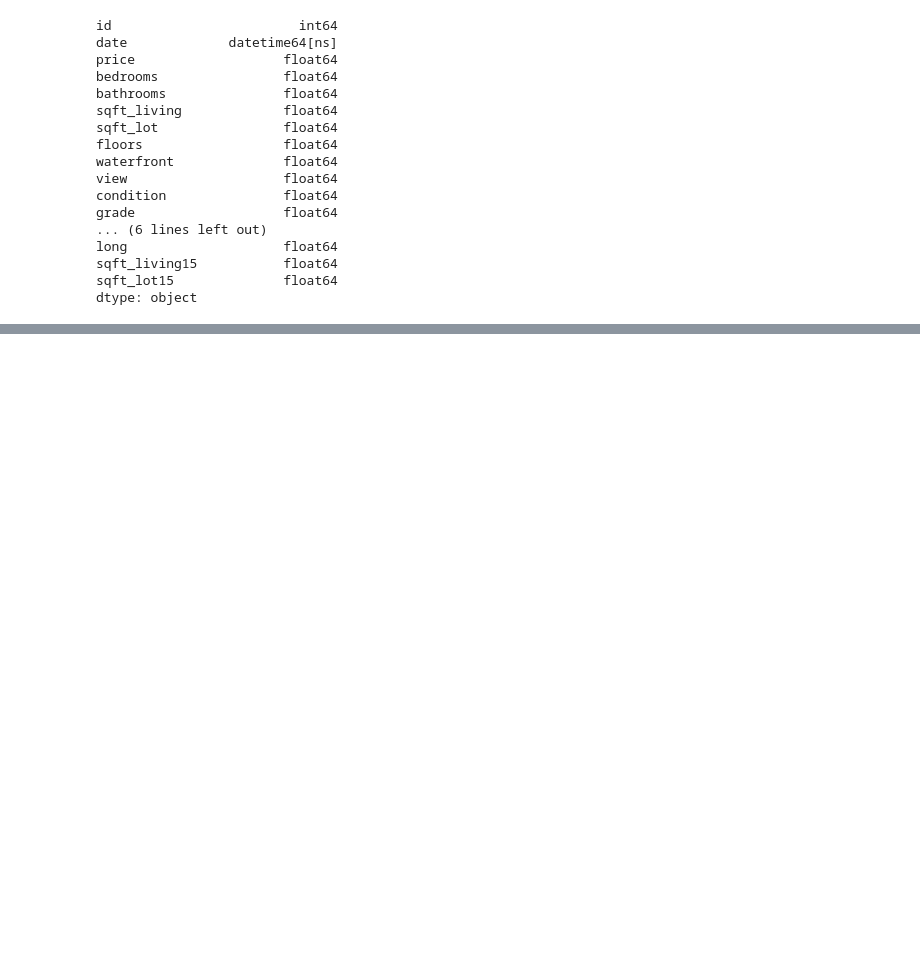
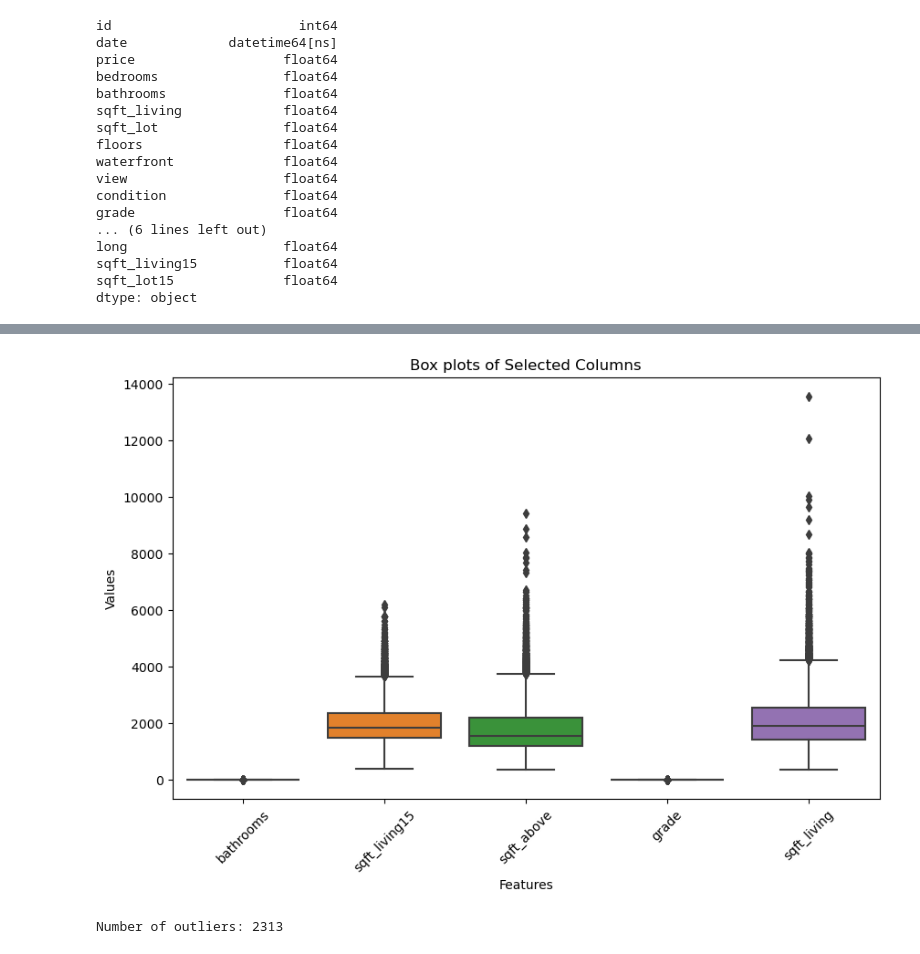
Before and after one commit to ShamlaA/Phase-2-Group-17-Project, a Jupyter notebook: Work_in_Progress/Shamla.ipynb, the cells around one changed output, grey strips where cells are left out. Drawn from its saved outputs; the diff is of its cells as text; code cells hidden in the pictures; blank space fills up the shorter version.

```diff
--- a/Work_in_Progress/Shamla.ipynb
+++ b/Work_in_Progress/Shamla.ipynb
@@ -335,0 +355,30 @@ sns.pairplot(data = df1)
+# %%
+# Plotting box plots for each column
+plt.figure(figsize=(10, 6))
+sns.boxplot(data=df1)
+plt.title('Box plots of Selected Columns')
+plt.xlabel('Features')
+plt.ylabel('Values')
+plt.xticks(rotation=45)
+plt.show()
+# %% [output]
+[figure, added]
+# %%
+# Calculate IQR for selected columns
+Q1 = df1.quantile(0.25)
+Q3 = df1.quantile(0.75)
+IQR = Q3 - Q1
+
+# Define outlier boundaries
+lower_bound = Q1 - 1.5 * IQR
+upper_bound = Q3 + 1.5 * IQR
+
+# Find outliers
+outliers = ((df1 < lower_bound) | (df1 > upper_bound)).any(axis=1)
+
+# Print indices of outliers
+outlier_indices = df1.index[outliers]
+
+print(f'Number of outliers: {len(outlier_indices)}')
+# %% [output]
+Number of outliers: 2313
```
Also changed, not shown: parts of 38 cells of this notebook.
